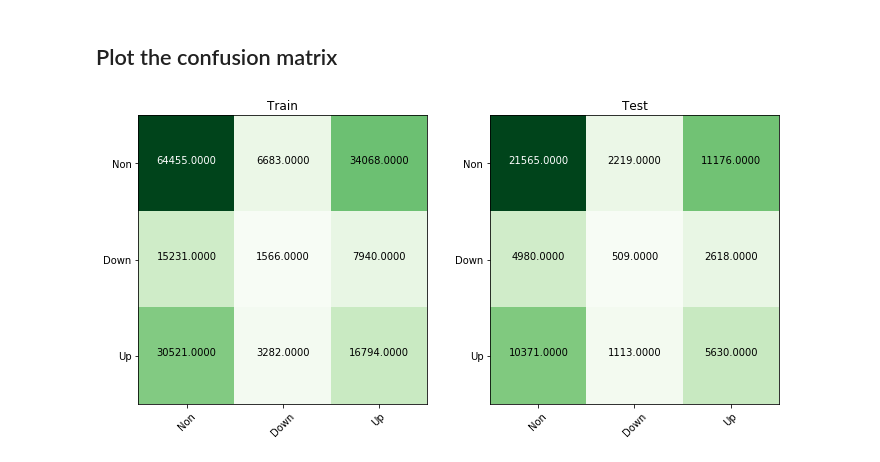
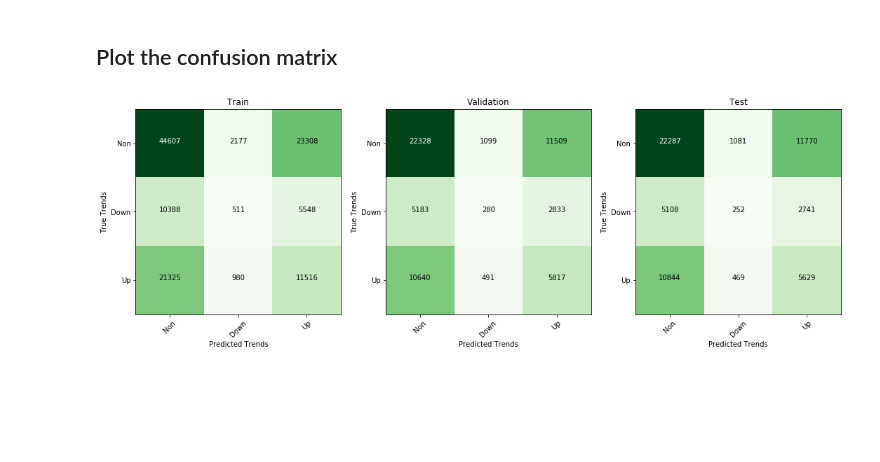
Before and after one commit to jhwjhw0123/Bi-DirectionRNN_Stock_Trend, a Jupyter notebook: result_plotting.ipynb, the cells around one changed output. Saved outputs shown, nothing was run; the diff lists cells and outputs as text; code cells hidden in the pictures; blank space fills up the shorter version.

```diff
--- a/result_plotting.ipynb
+++ b/result_plotting.ipynb
@@ -11,6 +12,11 @@ train_precision_epoch_array = np.load(load_path+'train_precision_epoch_array.npy
 train_recall_epoch_array = np.load(load_path+'train_recall_epoch_array.npy')          # nEpoch * 3
 train_regret_epoch_array = np.load(load_path+'train_regret_epoch_array.npy')          # nEpoch * 1
 save_class_matrix_train = np.load(load_path+'save_class_matrix_train.npy')            # [3 x 3]
+# load the validation
+valid_precision_epoch_array = np.load(load_path+'valid_precision_epoch_array.npy')
+valid_recall_epoch_array = np.load(load_path+'valid_recall_epoch_array.npy')
+valid_regret_epoch_array = np.load(load_path+'valid_regret_epoch_array.npy')
+save_class_matrix_valid = np.load(load_path+'save_class_matrix_valid.npy')
 # load the testing
 test_precision_epoch_array = np.load(load_path+'test_precision_epoch_array.npy')
 test_recall_epoch_array = np.load(load_path+'test_recall_epoch_array.npy')
@@ -140,8 +193,10 @@ def plot_confusion_matrix(cm, classes,
     tick_marks = np.arange(len(classes))
     plt.xticks(tick_marks, classes, rotation=45)
     plt.yticks(tick_marks, classes)
+    plt.xlabel("Predicted Trends")
+    plt.ylabel("True Trends")
 
-    fmt = '.4f'
+    fmt = '.0f'
     thresh = cm.max()/1.2
     for i, j in itertools.product(range(cm.shape[0]), range(cm.shape[1])):
         plt.text(j, i, format(cm[i, j], fmt),
@@ -150,12 +205,14 @@ def plot_confusion_matrix(cm, classes,
 
     plt.tight_layout()
 # %%
-plt.figure(figsize=(10,5))
+plt.figure(figsize=(15,7))
 # first group of examples
-ax = plt.subplot(1,2,1)
+ax = plt.subplot(1,3,1)
 plot_confusion_matrix(save_class_matrix_train,['Non','Down','Up'],title='Train')
-ax = plt.subplot(1,2,2)
+ax = plt.subplot(1,3,2)
+plot_confusion_matrix(save_class_matrix_valid,['Non','Down','Up'],title='Validation')
+ax = plt.subplot(1,3,3)
 plot_confusion_matrix(save_class_matrix_test,['Non','Down','Up'],title='Test')
 plt.show()
 # %% [output]
-[figure, old version]
+[figure, new version]
```
Also changed, not shown: parts of 9 cells of this notebook, 9 other files.
